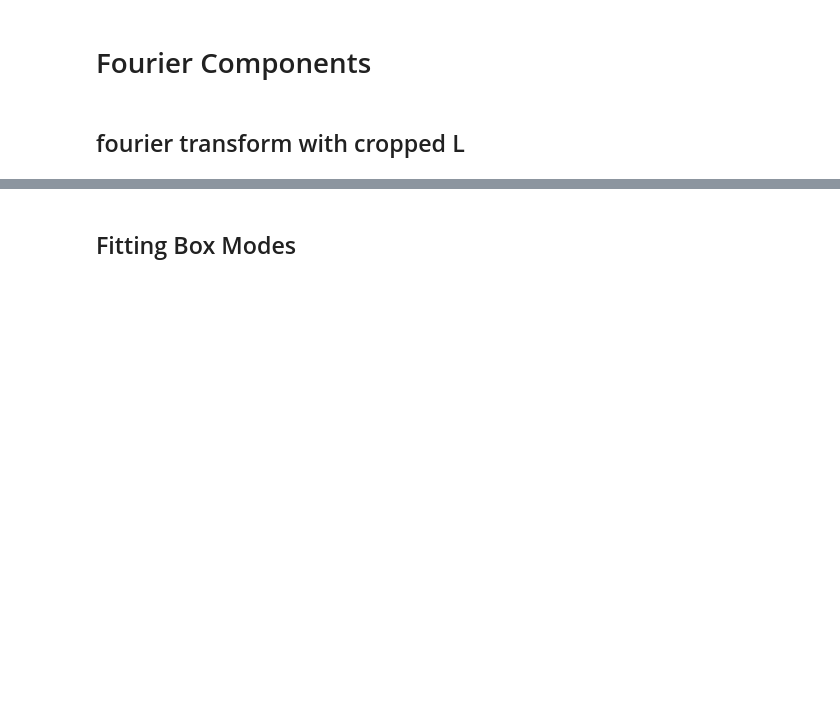
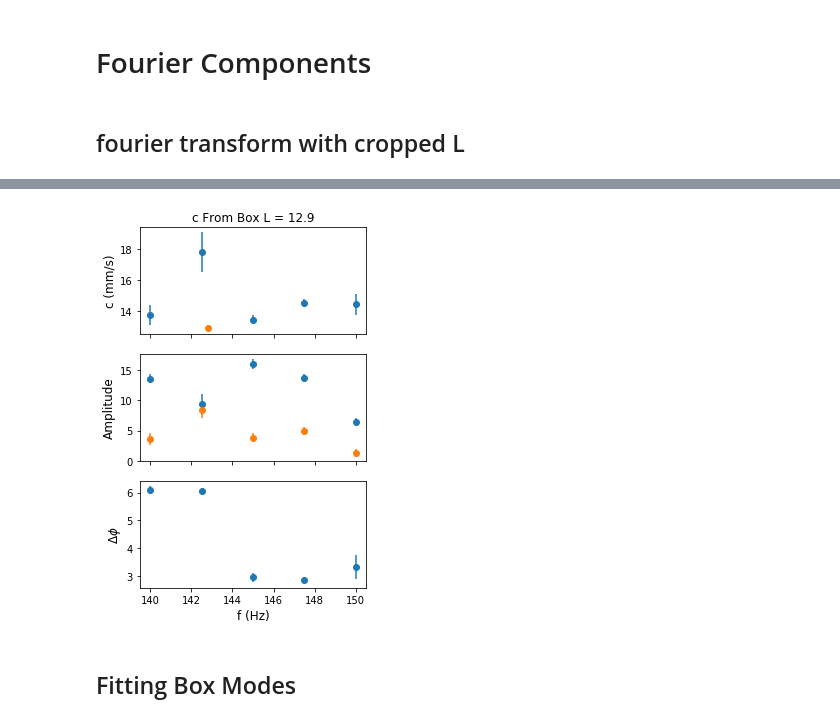
Before and after one commit to ranchop/QCalc, a Jupyter notebook: Box Shaking/Box Shaking Template - in progress - latest.ipynb, the cells around one changed output, grey strips where cells are left out. Saved outputs shown, nothing was run; the diff lists cells and outputs as text; code cells hidden in the pictures; blank space fills up the shorter version.

```diff
--- a/Box Shaking/Box Shaking Template - in progress - latest.ipynb
+++ b/Box Shaking/Box Shaking Template - in progress - latest.ipynb
@@ -1200,0 +1211,10 @@ if savefig.value:
+# %%
+# Determine where to fit sin
+freq_ = modes['f (Hz)'].values[0]
+gamma_ = modes['gamma (Hz)'].values[0]
+_ = 0.5
+flims = [freq_ - gamma_*_, freq_ + gamma_*_]
+finds = np.argwhere((movie[0] >= flims[0]) & (movie[0] <= flims[1]))[:,0]
+
+
+fit_zlim = [-Lum*1e-6*0.45, Lum*1e-6*0.45]
@@ -1201,3 +1275,54 @@ if savefig.value:
+# %%
+# Calculate all
+cfs = [tp.curve_fit(sinusoidal, guess,
+                    *df_data.loc[f_, 'dn'].trim(xlim=fit_zlim).plotdata)
+       for f_ in movie[0][finds]]
+N = len(cfs)
+c, ce, f, _ = np.zeros(N), np.zeros(N), np.zeros(N), np.zeros(N)
+a1, a2, a1e, a2e = np.zeros(N), np.zeros(N), np.zeros(N), np.zeros(N)
+p1, p2, p1e, p2e = np.zeros(N), np.zeros(N), np.zeros(N), np.zeros(N)
+for i in range(N):
+    f[i] = movie[0][finds[i]]
+    a1[i] = cfs[i].fv['amp']
+    a2[i] = cfs[i].fv['amp2']
+    a1e[i] = cfs[i].fe['amp']
+    a2e[i] = cfs[i].fe['amp2']
+    p1[i] = cfs[i].fv['phase']
+    p2[i] = cfs[i].fv['phase2']
+    p1e[i] = cfs[i].fe['phase']
+    p2e[i] = cfs[i].fe['phase2']
+    c[i] = cfs[i].fv['wl'] * f[i] * 1e-6
+    ce[i] = cfs[i].fe['wl'] * f[i] * 1e-6
+a1, p1 = fix_amp_phase(a1, p1)
+a2, p2 = fix_amp_phase(a2, p2)
+dp = (p2-p1)%twopi
+dpe = np.sqrt(p1e**2 + p2e**2)
+
+# Closest c
+
+
+# Plots
+fig, ax = plt.subplots(nrows=3, figsize=[4,6], sharex=True)
+plt.sca(ax[0])
+plt.errorbar(f, c*1e3, ce*1e3, fmt='o')
+plt.errorbar(modes['f (Hz)'].values[0],
+             modes['c (m/s)'].values[0]*1e3,
+             modes['c (m/s) error'].values[0]*1e3, fmt='o')
+plt.ylabel('c (mm/s)', fontsize=12)
+plt.title('c From Box L = {:.1f}'.format(modes['c (m/s)'].values[0]*1e3), fontsize=12)
+plt.sca(ax[1])
+plt.errorbar(f, a1, a1e, fmt='o')
+plt.errorbar(f, a2, a2e, fmt='o')
+plt.ylabel('Amplitude', fontsize=12)
+plt.ylim([0, None])
+plt.sca(ax[2])
+plt.errorbar(f, dp, dpe, fmt='o')
+plt.xlabel('f (Hz)', fontsize=12)
+plt.ylabel('$\Delta \phi$', fontsize=12)
+plt.tight_layout()
+plt.savefig(suffix_ft + 'SinusoidalFits.pdf')
+# %% [output]
+[figure, added]
 # %% [markdown]
 ## Fitting Box Modes
 # %%
```
Also changed, not shown: parts of 24 cells of this notebook, 1 other file.
